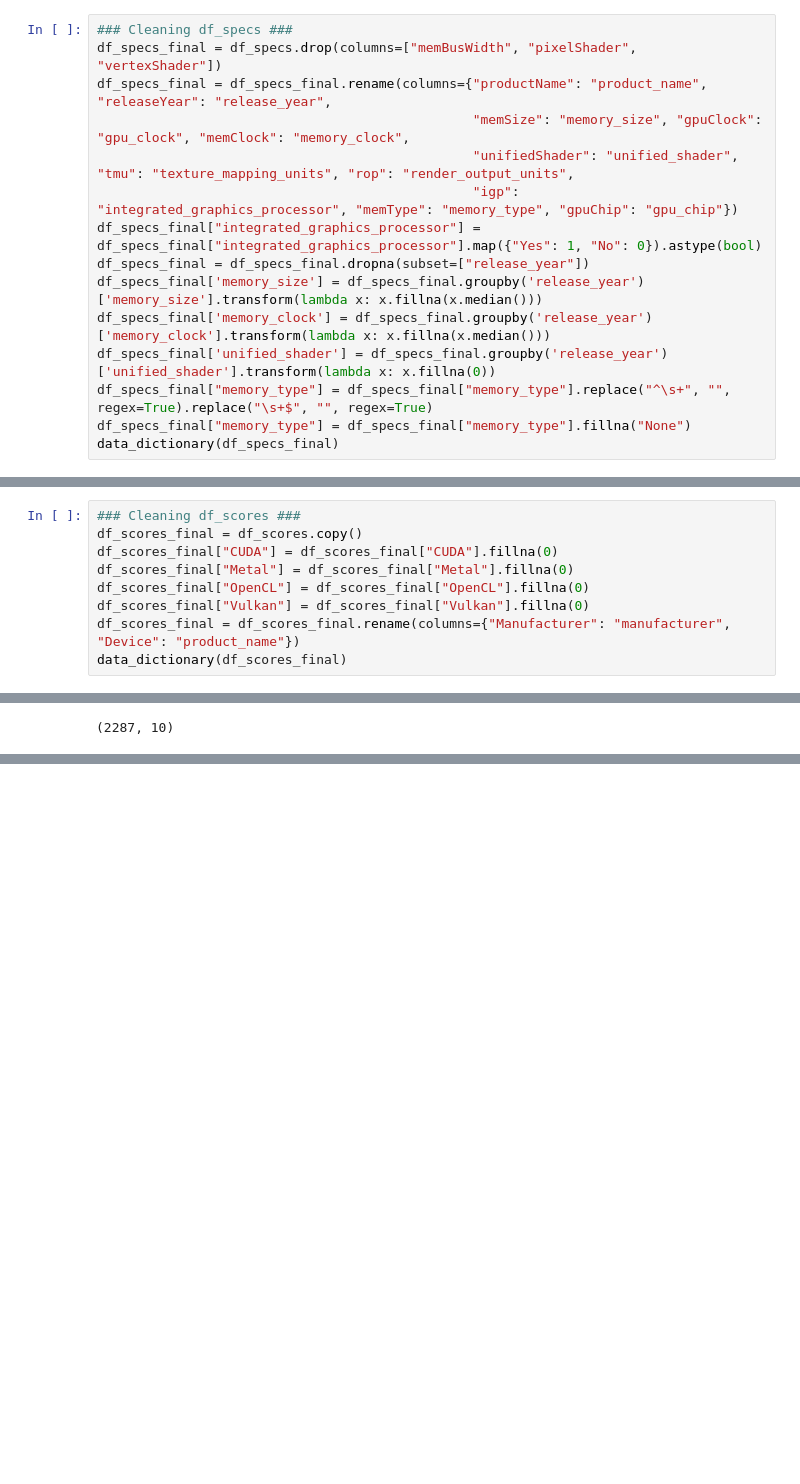
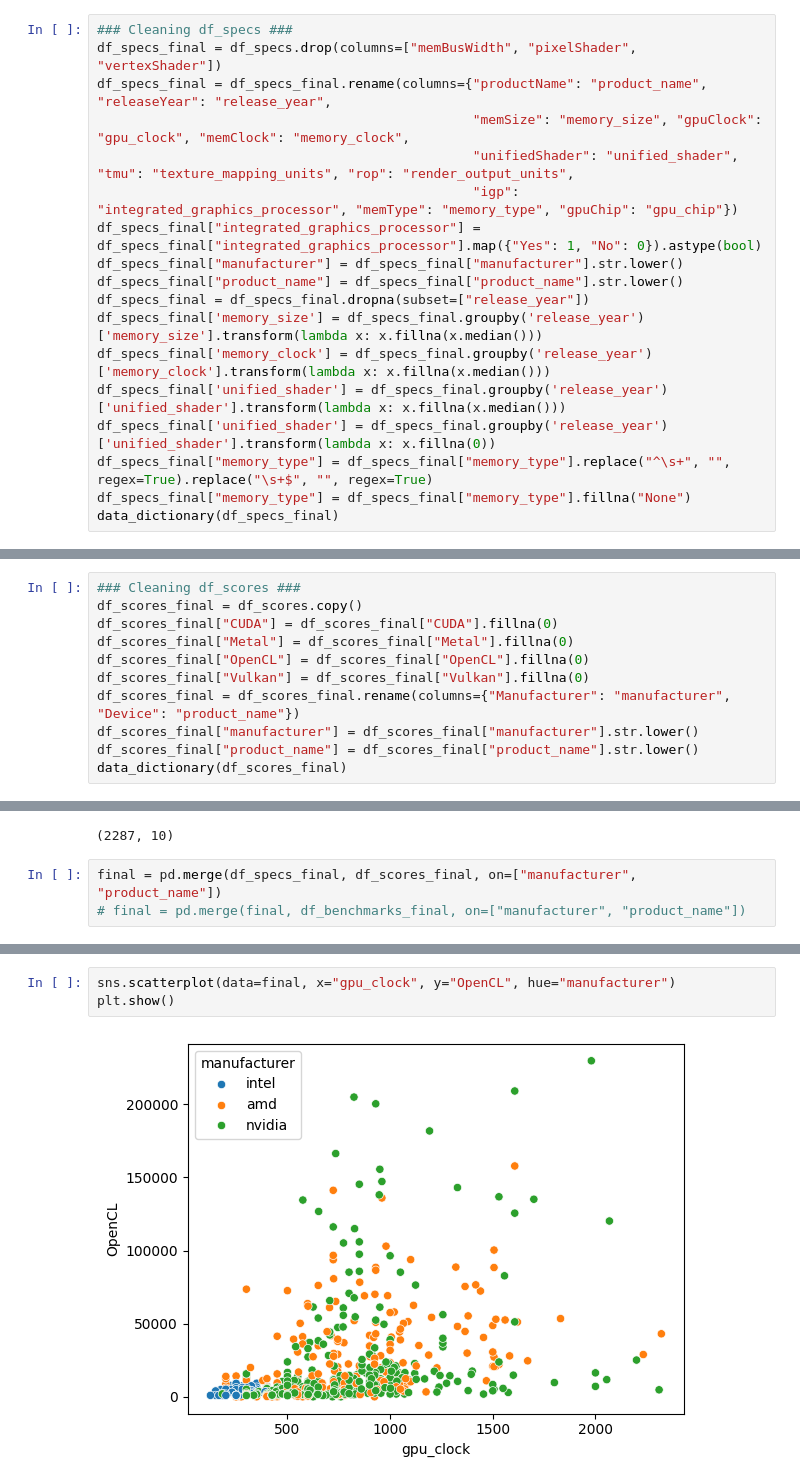
Before and after one commit to DylanHartmann/CDS-301-Project, a Jupyter notebook: visualizations.ipynb, the cells around one changed output, grey strips where cells are left out. Cells and saved outputs as stored; diff of their text form; blank space fills up the shorter version.

```diff
--- a/visualizations.ipynb
+++ b/visualizations.ipynb
@@ -100,9 +101,12 @@ df_specs_final = df_specs_final.rename(columns={"productName": "product_name", "
                                                 "unifiedShader": "unified_shader", "tmu": "texture_mapping_units", "rop": "render_output_units",
                                                 "igp": "integrated_graphics_processor", "memType": "memory_type", "gpuChip": "gpu_chip"})
 df_specs_final["integrated_graphics_processor"] = df_specs_final["integrated_graphics_processor"].map({"Yes": 1, "No": 0}).astype(bool)
+df_specs_final["manufacturer"] = df_specs_final["manufacturer"].str.lower()
+df_specs_final["product_name"] = df_specs_final["product_name"].str.lower()
 df_specs_final = df_specs_final.dropna(subset=["release_year"])
 df_specs_final['memory_size'] = df_specs_final.groupby('release_year')['memory_size'].transform(lambda x: x.fillna(x.median()))
 df_specs_final['memory_clock'] = df_specs_final.groupby('release_year')['memory_clock'].transform(lambda x: x.fillna(x.median()))
+df_specs_final['unified_shader'] = df_specs_final.groupby('release_year')['unified_shader'].transform(lambda x: x.fillna(x.median()))
 df_specs_final['unified_shader'] = df_specs_final.groupby('release_year')['unified_shader'].transform(lambda x: x.fillna(0))
 df_specs_final["memory_type"] = df_specs_final["memory_type"].replace("^\s+", "", regex=True).replace("\s+$", "", regex=True)
 df_specs_final["memory_type"] = df_specs_final["memory_type"].fillna("None")
@@ -163,6 +192,8 @@ df_scores_final["Metal"] = df_scores_final["Metal"].fillna(0)
 df_scores_final["OpenCL"] = df_scores_final["OpenCL"].fillna(0)
 df_scores_final["Vulkan"] = df_scores_final["Vulkan"].fillna(0)
 df_scores_final = df_scores_final.rename(columns={"Manufacturer": "manufacturer", "Device": "product_name"})
+df_scores_final["manufacturer"] = df_scores_final["manufacturer"].str.lower()
+df_scores_final["product_name"] = df_scores_final["product_name"].str.lower()
 data_dictionary(df_scores_final)
 # %% [output]
 |  | Column | Type | Missing Data | Percentage Missing |
@@ -256,3 +335,6 @@ plt.show()
 df_benchmarks_final.shape
 # %% [output]
 (2287, 10)
+# %%
+final = pd.merge(df_specs_final, df_scores_final, on=["manufacturer", "product_name"])
+# final = pd.merge(final, df_benchmarks_final, on=["manufacturer", "product_name"])
@@ -258,0 +371,5 @@ df_benchmarks_final.shape
+# %%
+sns.scatterplot(data=final, x="gpu_clock", y="OpenCL", hue="manufacturer")
+plt.show()
+# %% [output]
+[figure, added]
```
Also changed, not shown: parts of 19 cells of this notebook.
